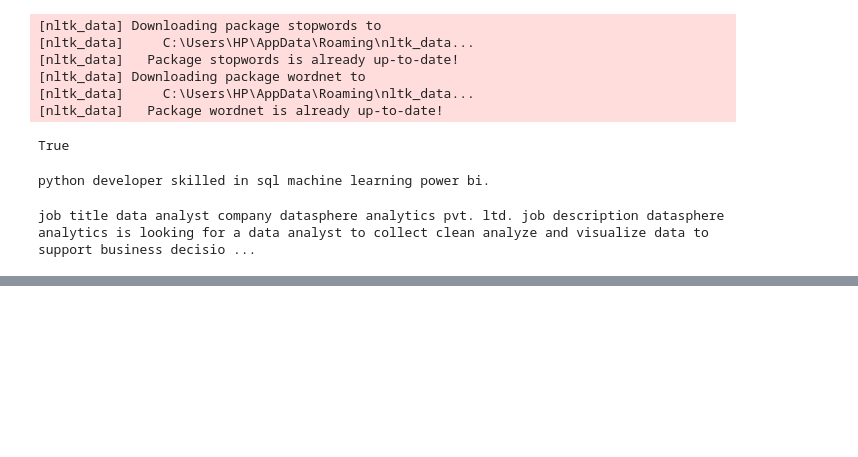
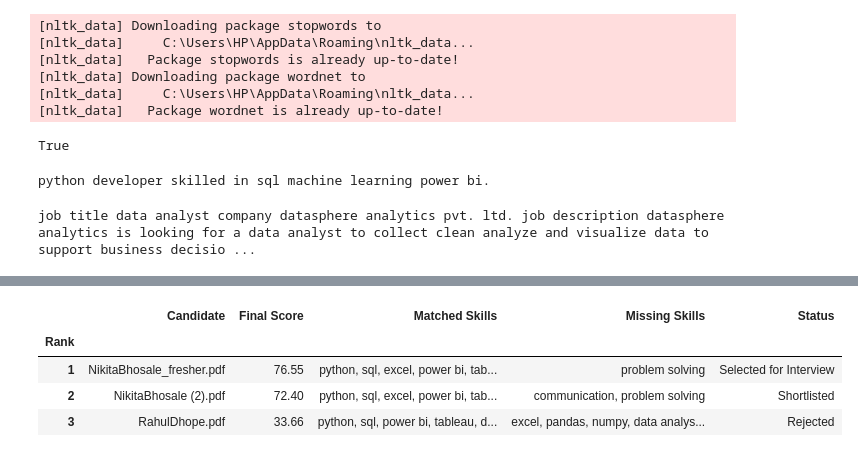
Before and after one commit to bhosalenikita258-coder/AI-Based-Resume-Screening, a Jupyter notebook: AI-Based Resume Screening System.ipynb, the cells around one changed output, grey strips where cells are left out. Saved outputs shown, nothing was run; the diff lists cells and outputs as text; code cells hidden in the pictures; blank space fills up the shorter version.

```diff
--- a/AI-Based Resume Screening System.ipynb
+++ b/AI-Based Resume Screening System.ipynb
@@ -243,0 +334,8 @@ communication, problem solving
+# %%
+display(results_df[["Candidate","Final Score","Matched Skills","Missing Skills","Status"]])
+# %% [output]
+|  | Candidate | Final Score | Matched Skills | Missing Skills | Status |
+| Rank |  |  |  |  |  |
+| 1 | NikitaBhosale_fresher.pdf | 76.55 | python, sql, excel, power bi, tab... | problem solving | Selected for Interview |
+| 2 | NikitaBhosale (2).pdf | 72.40 | python, sql, excel, power bi, tab... | communication, problem solving | Shortlisted |
+| 3 | RahulDhope.pdf | 33.66 | python, sql, power bi, tableau, d... | excel, pandas, numpy, data analys... | Rejected |
```
Also changed, not shown: parts of 15 cells of this notebook.
